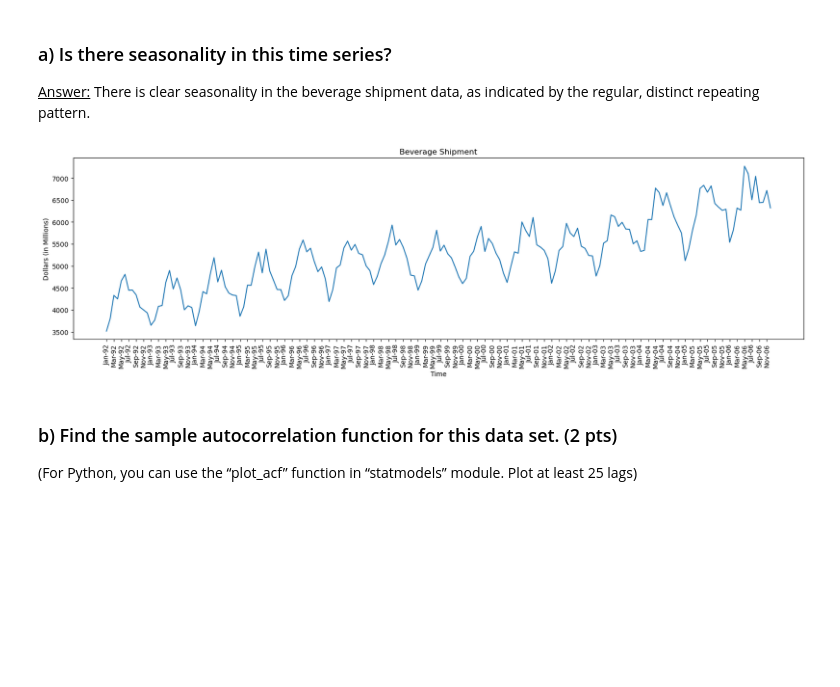
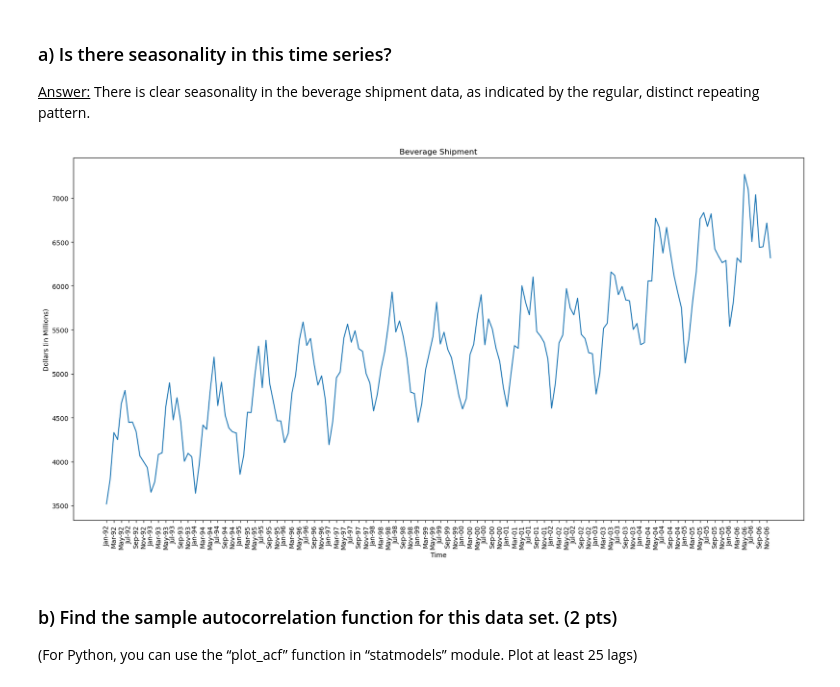
Before and after one commit to babli18/Time-Series, a Jupyter notebook: Assignment 1/Assignment1.ipynb, the cells around one changed output. Cells and saved outputs as stored; diff of their text form; code cells hidden in the pictures; blank space fills up the shorter version.

```diff
--- a/Assignment 1/Assignment1.ipynb
+++ b/Assignment 1/Assignment1.ipynb
@@ -252,16 +254,16 @@ beverageShip_df.head(5)
 <u>Answer:</u>
 There is clear seasonality in the beverage shipment data, as indicated by the regular, distinct repeating pattern.
 # %%
-plt.figure(figsize=(20,5))
+plt.figure(figsize=(20,10))
 sns.lineplot(data=beverageShip_df, x = "Month", y = "Dollars (in Millions)")
 plt.xlabel('Time')
 plt.ylabel('Dollars (in Millions)')
 plt.xticks(rotation=90)
 plt.xticks(beverageShip_df['Month'][::2])
 plt.title('Beverage Shipment')
 plt.show()
 # %% [output]
-[figure, old version]
+[figure, new version]
 # %% [markdown]
 ### b)	Find the sample autocorrelation function for this data set. 			(2 pts)
 (For Python, you can use the “plot_acf” function in “statmodels” module. Plot at least 25 lags)
```
Also changed, not shown: parts of 3 cells of this notebook.
